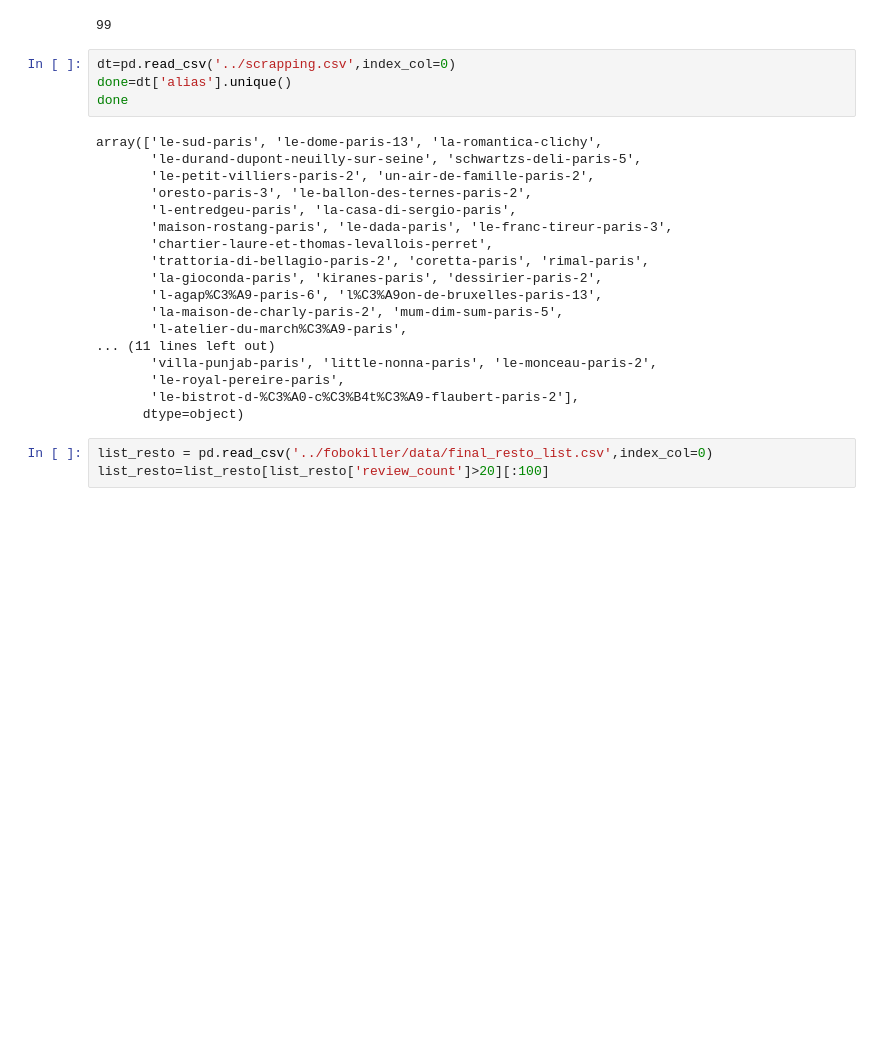
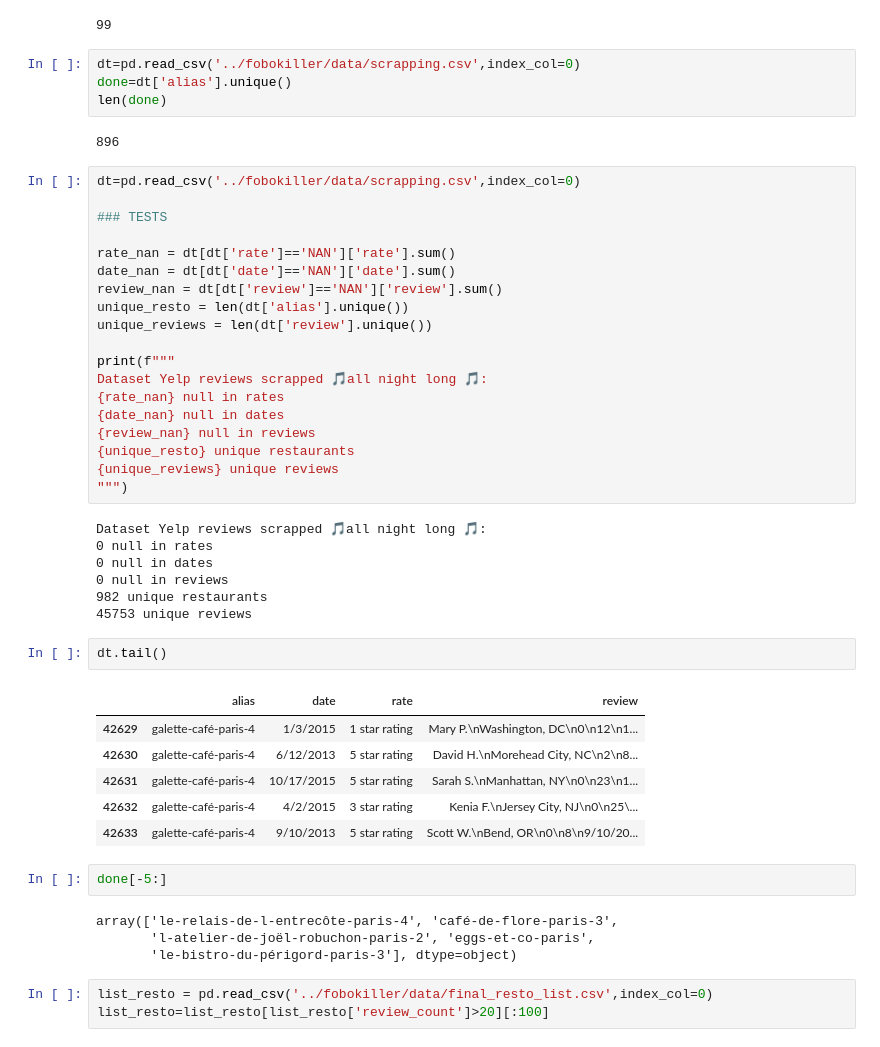
Before and after one commit to arthurcol/fobokiller, a Jupyter notebook: notebooks/scrapping_packaging_yelp_arthur.ipynb, the cells around one changed output. Cells and saved outputs as stored; diff of their text form; blank space fills up the shorter version.

Commit message:
scrapping done

```diff
--- a/notebooks/scrapping_packaging_yelp_arthur.ipynb
+++ b/notebooks/scrapping_packaging_yelp_arthur.ipynb
@@ -394,27 +394,52 @@ index
 # %% [output]
 99
 # %%
-dt=pd.read_csv('../scrapping.csv',index_col=0)
+dt=pd.read_csv('../fobokiller/data/scrapping.csv',index_col=0)
 done=dt['alias'].unique()
-done
+len(done)
 # %% [output]
-array(['le-sud-paris', 'le-dome-paris-13', 'la-romantica-clichy',
-       'le-durand-dupont-neuilly-sur-seine', 'schwartzs-deli-paris-5',
-       'le-petit-villiers-paris-2', 'un-air-de-famille-paris-2',
-       'oresto-paris-3', 'le-ballon-des-ternes-paris-2',
-       'l-entredgeu-paris', 'la-casa-di-sergio-paris',
-       'maison-rostang-paris', 'le-dada-paris', 'le-franc-tireur-paris-3',
-       'chartier-laure-et-thomas-levallois-perret',
-       'trattoria-di-bellagio-paris-2', 'coretta-paris', 'rimal-paris',
-       'la-gioconda-paris', 'kiranes-paris', 'dessirier-paris-2',
-       'l-agap%C3%A9-paris-6', 'l%C3%A9on-de-bruxelles-paris-13',
-       'la-maison-de-charly-paris-2', 'mum-dim-sum-paris-5',
-       'l-atelier-du-march%C3%A9-paris',
-... (11 lines left out)
-       'villa-punjab-paris', 'little-nonna-paris', 'le-monceau-paris-2',
-       'le-royal-pereire-paris',
-       'le-bistrot-d-%C3%A0-c%C3%B4t%C3%A9-flaubert-paris-2'],
-      dtype=object)
+896
+# %%
+dt=pd.read_csv('../fobokiller/data/scrapping.csv',index_col=0)
+
+### TESTS
+
+rate_nan = dt[dt['rate']=='NAN']['rate'].sum()
+date_nan = dt[dt['date']=='NAN']['date'].sum()
+review_nan = dt[dt['review']=='NAN']['review'].sum()
+unique_resto = len(dt['alias'].unique())
+unique_reviews = len(dt['review'].unique())
+
+print(f"""
+Dataset Yelp reviews scrapped 🎵all night long 🎵:
+{rate_nan} null in rates
+{date_nan} null in dates
+{review_nan} null in reviews
+{unique_resto} unique restaurants
+{unique_reviews} unique reviews
+""")
+# %% [output]
+Dataset Yelp reviews scrapped 🎵all night long 🎵:
+0 null in rates
+0 null in dates
+0 null in reviews
+982 unique restaurants
+45753 unique reviews
+# %%
+dt.tail()
+# %% [output]
+|  | alias | date | rate | review |
+| 42629 | galette-café-paris-4 | 1/3/2015 | 1 star rating | Mary P.\nWashington, DC\n0\n12\n1... |
+| 42630 | galette-café-paris-4 | 6/12/2013 | 5 star rating | David H.\nMorehead City, NC\n2\n8... |
+| 42631 | galette-café-paris-4 | 10/17/2015 | 5 star rating | Sarah S.\nManhattan, NY\n0\n23\n1... |
+| 42632 | galette-café-paris-4 | 4/2/2015 | 3 star rating | Kenia F.\nJersey City, NJ\n0\n25\... |
+| 42633 | galette-café-paris-4 | 9/10/2013 | 5 star rating | Scott W.\nBend, OR\n0\n8\n9/10/20... |
+# %%
+done[-5:]
+# %% [output]
+array(['le-relais-de-l-entrecôte-paris-4', 'café-de-flore-paris-3',
+       'l-atelier-de-joël-robuchon-paris-2', 'eggs-et-co-paris',
+       'le-bistro-du-périgord-paris-3'], dtype=object)
 # %%
 list_resto = pd.read_csv('../fobokiller/data/final_resto_list.csv',index_col=0)
 list_resto=list_resto[list_resto['review_count']>20][:100]
```
Also changed, not shown: parts of 3 cells of this notebook, 1 other file.
